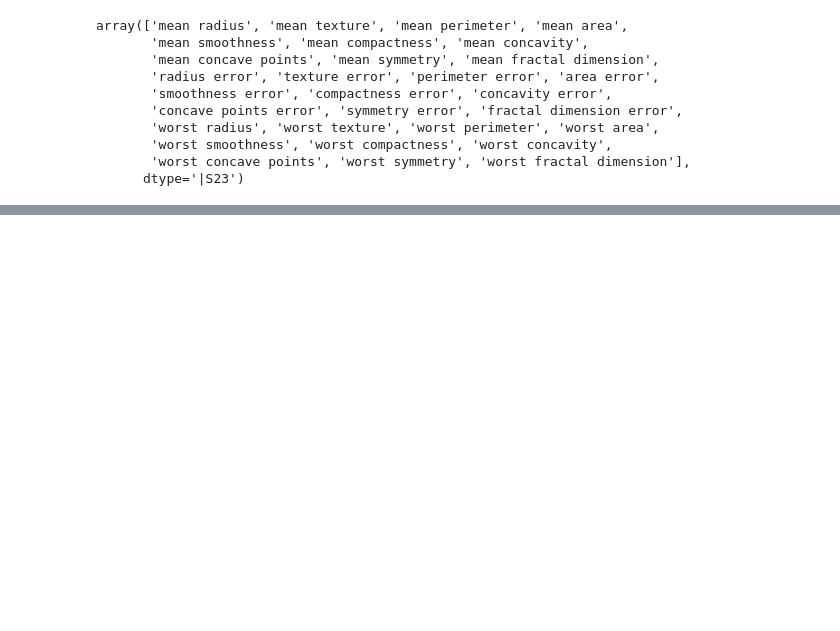
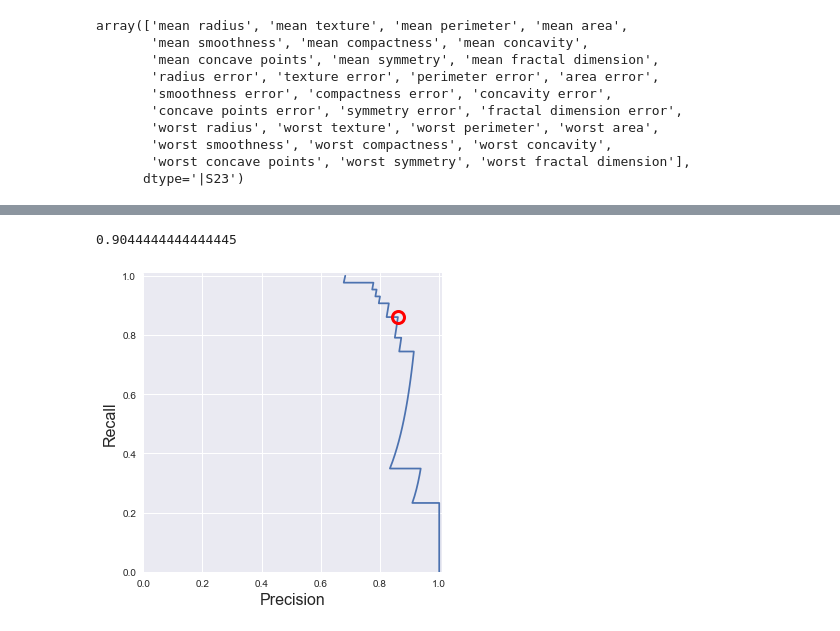
Before and after one commit to tvganesh/RPython-Part4, a Jupyter notebook: RandPython-Part4.ipynb, the cells around one changed output, grey strips where cells are left out. Drawn from its saved outputs; the diff is of its cells as text; code cells hidden in the pictures; blank space fills up the shorter version.

```diff
--- a/RandPython-Part4.ipynb
+++ b/RandPython-Part4.ipynb
@@ -291,3 +330,21 @@ array(['mean radius', 'mean texture', 'mean perimeter', 'mean area',
        'worst smoothness', 'worst compactness', 'worst concavity',
        'worst concave points', 'worst symmetry', 'worst fractal dimension'],
       dtype='|S23')
+# %%
+import numpy as np
+import pandas as pd
+import seaborn as sns
+import matplotlib.pyplot as plt
+from sklearn.model_selection import train_test_split
+from sklearn.datasets import load_digits
+
+dataset = load_digits()
+X, y = dataset.data, dataset.target
+# Make a copy of the target
+z= y.copy()
+# Replace all non 1's as 0
+z[z != 1] = 0
+z1=z.reshape(-1,1)
+X1=np.append(X,z1,axis=1)
+df=pd.DataFrame(X1)
+df.to_csv("digits.csv")
@@ -293,0 +370,52 @@ array(['mean radius', 'mean texture', 'mean perimeter', 'mean area',
+# %%
+from sklearn.dummy import DummyClassifier
+
+# Negative class (0) is most frequent
+dummy_majority = DummyClassifier(strategy = 'most_frequent').fit(X_train, y_train)
+# Therefore the dummy 'most_frequent' classifier always predicts class 0
+y_dummy_predictions = dummy_majority.predict(X_test)
+dummy_majority.score(X_test, y_test)
+# %% [output]
+0.9044444444444445
+# %%
+import numpy as np
+import pandas as pd
+import matplotlib.pyplot as plt
+from sklearn.model_selection import train_test_split
+from sklearn.datasets import load_breast_cancer
+from sklearn.linear_model import LogisticRegression
+
+X_train, X_test, y_train, y_test = train_test_split(X, z, random_state=0)
+
+lr = LogisticRegression().fit(X_train, y_train)
+
+y_scores_lr = lr.fit(X_train, y_train).decision_function(X_test)
+y_score_list = list(zip(y_test[0:20], y_scores_lr[0:20]))
+
+# show the decision_function scores for first 20 instances
+y_score_list
+
+y_proba_lr = lr.fit(X_train, y_train).predict_proba(X_test)
+y_proba_list = list(zip(y_test[0:20], y_proba_lr[0:20,1]))
+
+# show the probability of positive class for first 20 instances
+y_proba_list
+
+from sklearn.metrics import precision_recall_curve
+
+precision, recall, thresholds = precision_recall_curve(y_test, y_scores_lr)
+closest_zero = np.argmin(np.abs(thresholds))
+closest_zero_p = precision[closest_zero]
+closest_zero_r = recall[closest_zero]
+#plt.figure(figsize=(15,15),dpi=80)
+plt.figure()
+plt.xlim([0.0, 1.01])
+plt.ylim([0.0, 1.01])
+plt.plot(precision, recall, label='Precision-Recall Curve')
+plt.plot(closest_zero_p, closest_zero_r, 'o', markersize = 12, fillstyle = 'none', c='r', mew=3)
+plt.xlabel('Precision', fontsize=16)
+plt.ylabel('Recall', fontsize=16)
+plt.axes().set_aspect('equal')
+plt.show()
+# %% [output]
+[figure, added]
```
Also changed, not shown: parts of 4 cells of this notebook, 3 other files.
